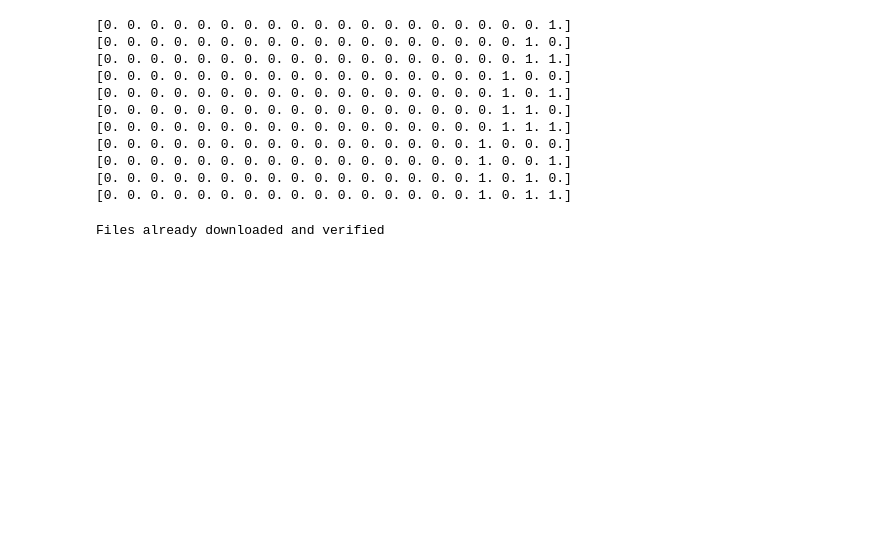
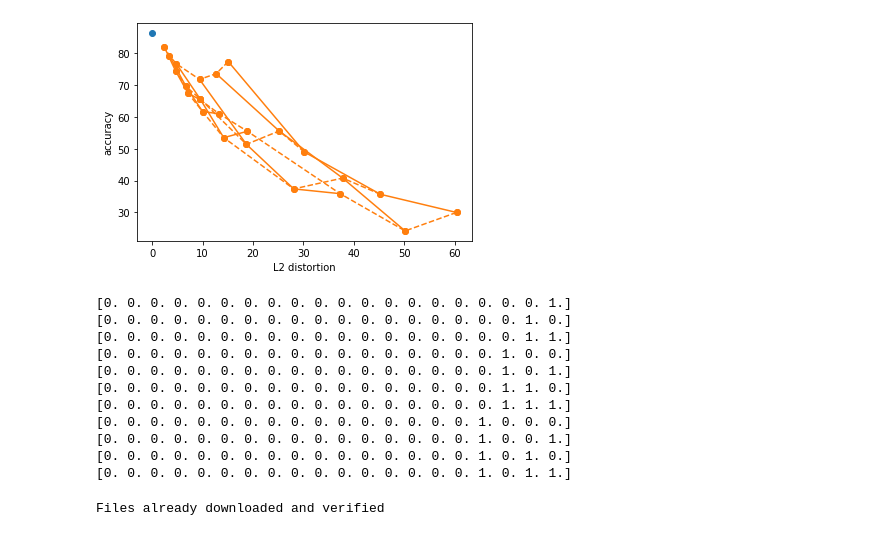
Before and after one commit to hehaodele/self_supervised, a Jupyter notebook: identity_mask.ipynb, the cells around one changed output. Drawn from its saved outputs; the diff is of its cells as text; code cells hidden in the pictures; blank space fills up the shorter version.

```diff
--- a/identity_mask.ipynb
+++ b/identity_mask.ipynb
@@ -91,3 +7,62 @@ plt.show()
+# %%
+fig, ax = plt.subplots(1,1)
+
+ax.set_xlabel('L2 distortion')
+ax.set_ylabel('accuracy')
+
+"""
+Baseline
+"""
+dis = [0]
+acc = [86.3]
+ax.plot(dis, acc, 'o',color='C0')
+
+"""
+Strip HV
+"""
+acc = [[30, 24.2, 35.9, 55.5, 61, 65.5],
+[35.7, 40.8, 37.4, 53.5, 61.7, 67.5],
+[49, 55.6, 51.4, 65.7, 69.6, 74.3],
+[77.4, 73.6, 71.8, 76.7, 79.28, 82],]
+
+dis = [[60.4, 50.2, 37.3, 18.9, 13.3, 9.4],
+[45.3, 37.8, 28.1, 14.2, 10, 7.1],
+[30.2, 25.2, 18.7, 9.5, 6.7, 4.7],
+[15.1, 12.7, 9.4, 4.8, 3.4, 2.4],]
+
+acc, dis = np.array(acc), np.array(dis)
+
+for j in range(acc.shape[1]):
+    ax.plot(dis[:,j], acc[:,j], 'o-',color='C1')
+
+for i in range(acc.shape[0]):
+    ax.plot(dis[i,:], acc[i,:], 'o--',color='C1')
+
+
+# """
+# Strip V change length
+# """
+# dis = [23.7,19.2,13.5,6.7]
+# acc = [70.9,71.2,69.7,74.4]
+# ax.plot(dis, acc, 'o--',color='C2')
+
+# """
+# Strip H change length
+# """
+# dis = [23.4,19.2,13.3,6.6]
+# acc = [79.5,77.9,69.7,72.6]
+# ax.plot(dis, acc, 'o--',color='C4')
+
+# """
+# Block change power
+# """
+# dis = [41.7,31.4,21,10.5]
+# acc = [34.8,37.6,50.6,75.4]
+# ax.plot(dis, acc, 'o-',color='C3')
+
+plt.show()
+# %% [output]
+[figure, added]
 # %%
 def calc_distortaion(id_type='strip-h', id_weight=0.75, strip_len=64):
     ds_id = STL10_ID(root='./data', split='train+unlabeled', download=True,
```
Also changed, not shown: parts of 1 cell of this notebook, 3 other files.
